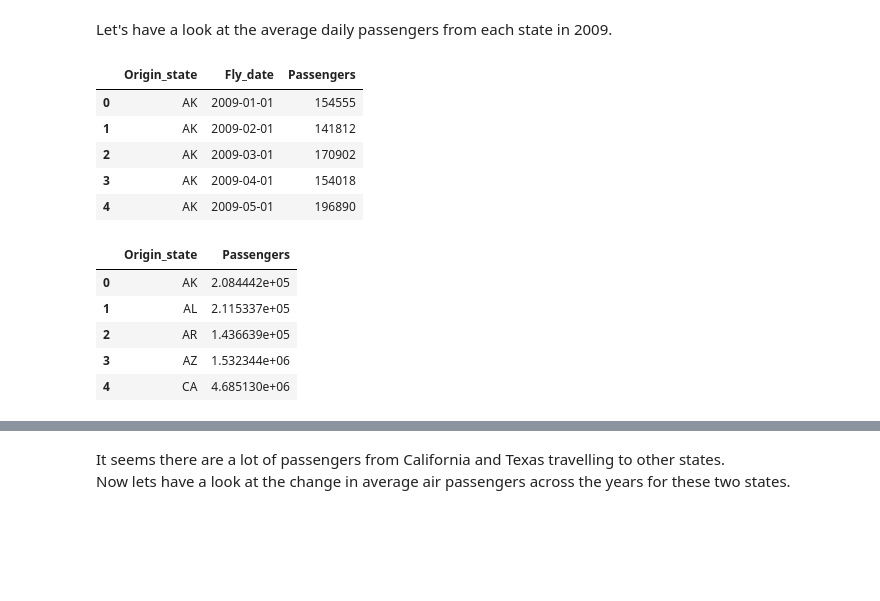
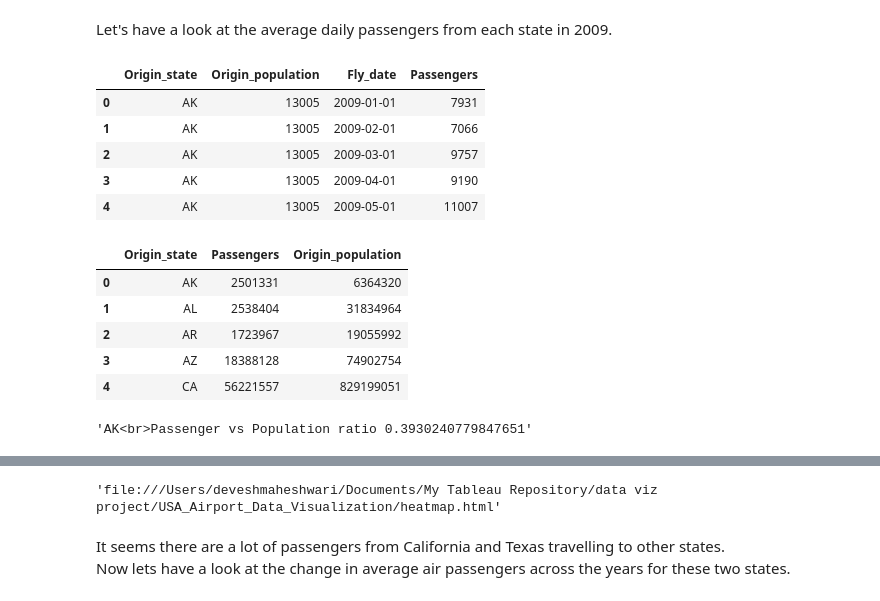
Before and after one commit to arpitaj5/USA_Airport_Data_Visualization, a Jupyter notebook: Alpha_stage.ipynb, the cells around one changed output, grey strips where cells are left out. Drawn from its saved outputs; the diff is of its cells as text; code cells hidden in the pictures; blank space fills up the shorter version.

```diff
--- a/Alpha_stage.ipynb
+++ b/Alpha_stage.ipynb
@@ -36,7 +26,7 @@ data.head()
 ### Feature engineering
 We are only interested in data from 2000 till 2009.
 # %%
-data = airport[airport["Fly_date"] >= '2000-01-01']
+data = airport[airport["Fly_date"] >= '2000-01-01'].copy().reset_index()
 # %%
 len(data)
 # %% [output]
@@ -70,23 +42,27 @@ See the caveats in the documentation: http://pandas.pydata.org/pandas-docs/stabl
 Let's have a look at the average daily passengers from each state in 2009.
 # %%
 df = data[data["Fly_date"] >= '2009-01-01']
-df = df[['Origin_state', 'Passengers', 'Fly_date']]
-df = df.groupby(['Origin_state', 'Fly_date'])['Passengers'].sum().reset_index()
+df = df[['Origin_state', 'Passengers', 'Fly_date', 'Origin_population']]
+df = df.groupby(['Origin_state','Origin_population', 'Fly_date']).sum().reset_index()
 df.head()
 # %% [output]
-|  | Origin_state | Fly_date | Passengers |
-| 0 | AK | 2009-01-01 | 154555 |
-| 1 | AK | 2009-02-01 | 141812 |
-| 2 | AK | 2009-03-01 | 170902 |
-| 3 | AK | 2009-04-01 | 154018 |
-| 4 | AK | 2009-05-01 | 196890 |
+|  | Origin_state | Origin_population | Fly_date | Passengers |
+| 0 | AK | 13005 | 2009-01-01 | 7931 |
+| 1 | AK | 13005 | 2009-02-01 | 7066 |
+| 2 | AK | 13005 | 2009-03-01 | 9757 |
+| 3 | AK | 13005 | 2009-04-01 | 9190 |
+| 4 | AK | 13005 | 2009-05-01 | 11007 |
 # %%
-df = df.groupby(['Origin_state'])['Passengers'].mean().reset_index()
-df.head()
+df2 = df.groupby(['Origin_state'])['Passengers', 'Origin_population'].sum().reset_index()
+df2.head()
 # %% [output]
-|  | Origin_state | Passengers |
-| 0 | AK | 2.084442e+05 |
-| 1 | AL | 2.115337e+05 |
-| 2 | AR | 1.436639e+05 |
-| 3 | AZ | 1.532344e+06 |
-| 4 | CA | 4.685130e+06 |
+|  | Origin_state | Passengers | Origin_population |
+| 0 | AK | 2501331 | 6364320 |
+| 1 | AL | 2538404 | 31834964 |
+| 2 | AR | 1723967 | 19055992 |
+| 3 | AZ | 18388128 | 74902754 |
+| 4 | CA | 56221557 | 829199051 |
+# %%
+df2.text.iloc[0]
+# %% [output]
+'AK<br>Passenger vs Population ratio 0.3930240779847651'
@@ -131,6 +110,10 @@ fig = dict(data=fig_data, layout=layout)
 iplot(fig)
 # %% [output]
 [interactive output not drawn]
+# %%
+plot(fig, filename = 'heatmap.html', auto_open=False)
+# %% [output]
+'file:///Users/deveshmaheshwari/Documents/My Tableau Repository/data viz project/USA_Airport_Data_Visualization/heatmap.html'
 # %% [markdown]
 It seems there are a lot of passengers from California and Texas travelling to other states.
 Now lets have a look at the change in average air passengers across the years for these two states.
```
Also changed, not shown: parts of 9 cells of this notebook, 3 other files.
